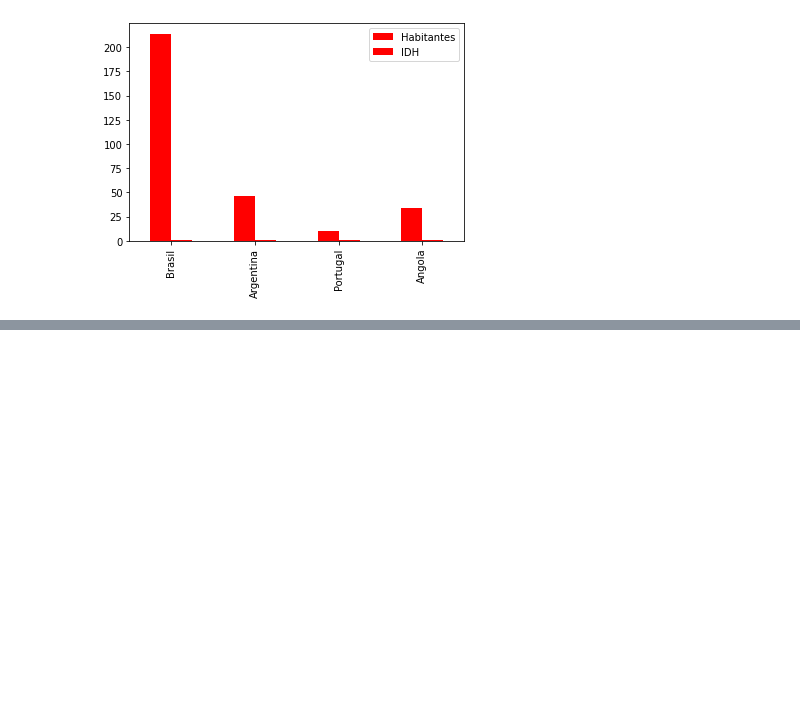
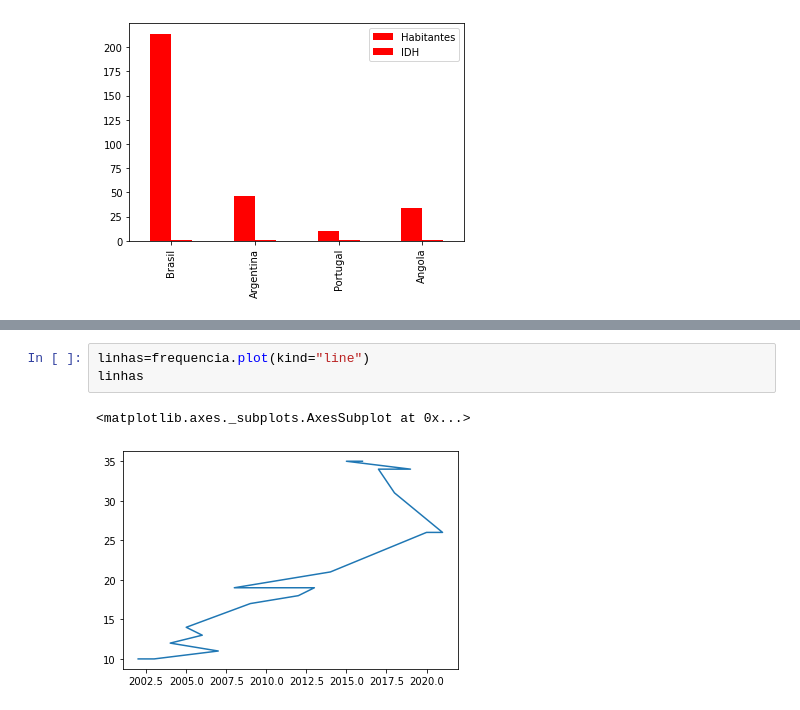
Before and after one commit to bruna-domingues/python_analise_dados, a Jupyter notebook: Análise_Dados.ipynb, the cells around one changed output, grey strips where cells are left out. Saved outputs shown, nothing was run; the diff lists cells and outputs as text; blank space fills up the shorter version.

```diff
--- a/Análise_Dados.ipynb
+++ b/Análise_Dados.ipynb
@@ -136,0 +233,6 @@ FileNotFoundError: ignored
+# %%
+linhas=frequencia.plot(kind="line")
+linhas
+# %% [output]
+<matplotlib.axes._subplots.AxesSubplot at 0x...>
+[figure, added]
```
Also changed, not shown: parts of 25 cells of this notebook.
